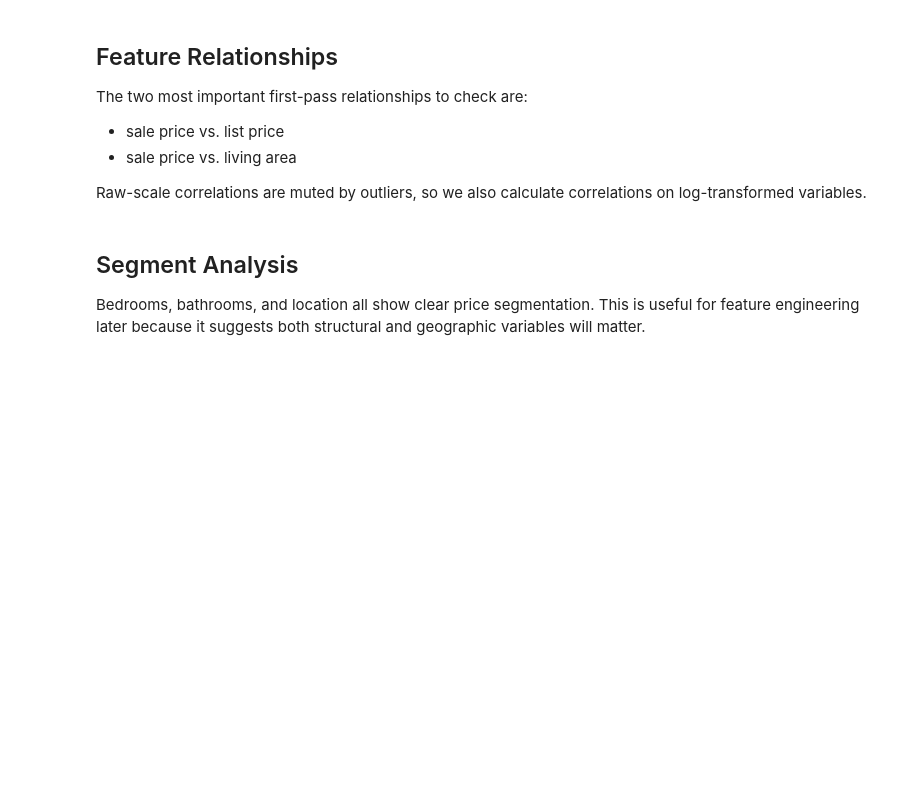
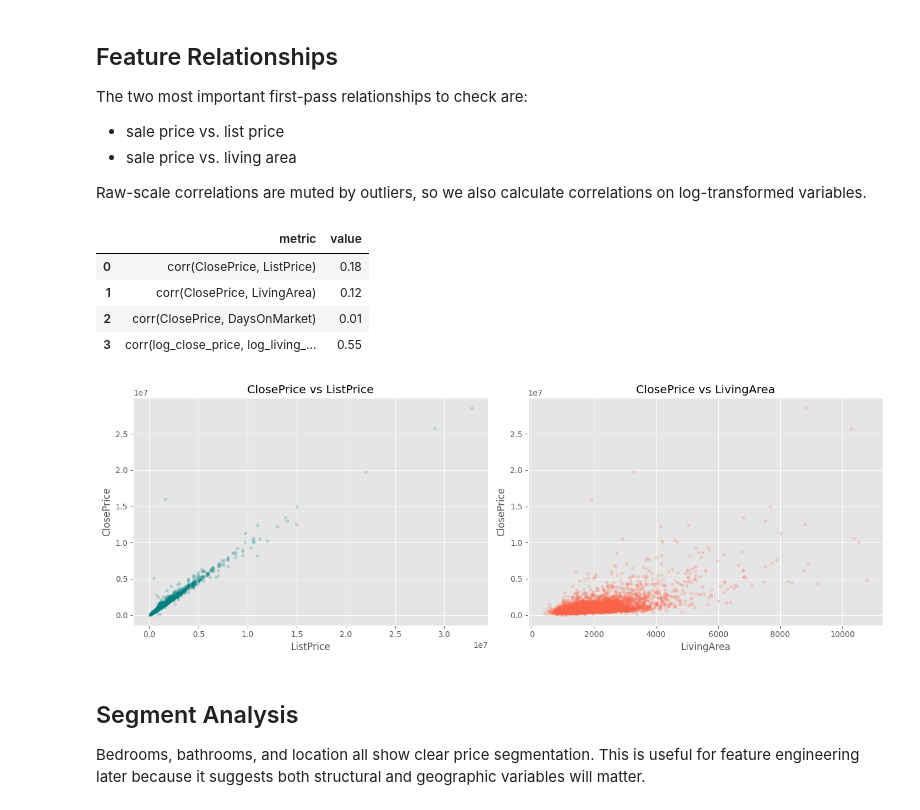
Before and after one commit to rsm-mem032/IDX-Data-Scientist-Intern-Summer2026, a Jupyter notebook: notebooks/01_exploration.ipynb, the cells around one changed output. Cells and saved outputs as stored; diff of their text form; code cells hidden in the pictures; blank space fills up the shorter version.

```diff
--- a/notebooks/01_exploration.ipynb
+++ b/notebooks/01_exploration.ipynb
@@ -326,42 +449,66 @@ The two most important first-pass relationships to check are:
 
 Raw-scale correlations are muted by outliers, so we also calculate correlations on log-transformed variables.
 # %%
-plot_df = analysis_df[["ClosePrice", "ListPrice", "LivingArea", "log_close_price", "log_living_area", "DaysOnMarket"]].dropna()
+plot_df = analysis_df[
+    [
+        "ClosePrice",
+        "ListPrice",
+        "LivingArea",
+        "log_close_price",
+        "log_living_area",
+        "DaysOnMarket",
+    ]
+].dropna()
 plot_sample = plot_df.sample(min(5000, len(plot_df)), random_state=42)
 
 corr_table = pd.DataFrame(
     {
         "metric": [
             "corr(ClosePrice, ListPrice)",
             "corr(ClosePrice, LivingArea)",
             "corr(ClosePrice, DaysOnMarket)",
             "corr(log_close_price, log_living_area)",
         ],
         "value": [
             plot_df["ClosePrice"].corr(plot_df["ListPrice"]),
             plot_df["ClosePrice"].corr(plot_df["LivingArea"]),
             plot_df["ClosePrice"].corr(plot_df["DaysOnMarket"]),
             plot_df["log_close_price"].corr(plot_df["log_living_area"]),
         ],
     }
 )
 
 display(corr_table)
 
 fig, axes = plt.subplots(1, 2, figsize=(14, 5))
 
-axes[0].scatter(plot_sample["ListPrice"], plot_sample["ClosePrice"], alpha=0.2, s=12, color="teal")
+axes[0].scatter(
+    plot_sample["ListPrice"], plot_sample["ClosePrice"], alpha=0.2, s=12, color="teal"
+)
 axes[0].set_title("ClosePrice vs ListPrice")
 axes[0].set_xlabel("ListPrice")
 axes[0].set_ylabel("ClosePrice")
 
-axes[1].scatter(plot_sample["LivingArea"], plot_sample["ClosePrice"], alpha=0.2, s=12, color="tomato")
+axes[1].scatter(
+    plot_sample["LivingArea"],
+    plot_sample["ClosePrice"],
+    alpha=0.2,
+    s=12,
+    color="tomato",
+)
 axes[1].set_title("ClosePrice vs LivingArea")
 axes[1].set_xlabel("LivingArea")
 axes[1].set_ylabel("ClosePrice")
 
 plt.tight_layout()
 plt.show()
+# %% [output]
+|  | metric | value |
+| 0 | corr(ClosePrice, ListPrice) | 0.18 |
+| 1 | corr(ClosePrice, LivingArea) | 0.12 |
+| 2 | corr(ClosePrice, DaysOnMarket) | 0.01 |
+| 3 | corr(log_close_price, log_living_... | 0.55 |
+[figure, added]
 # %% [markdown]
 ## Segment Analysis
 
```
Also changed, not shown: parts of 10 cells of this notebook.
